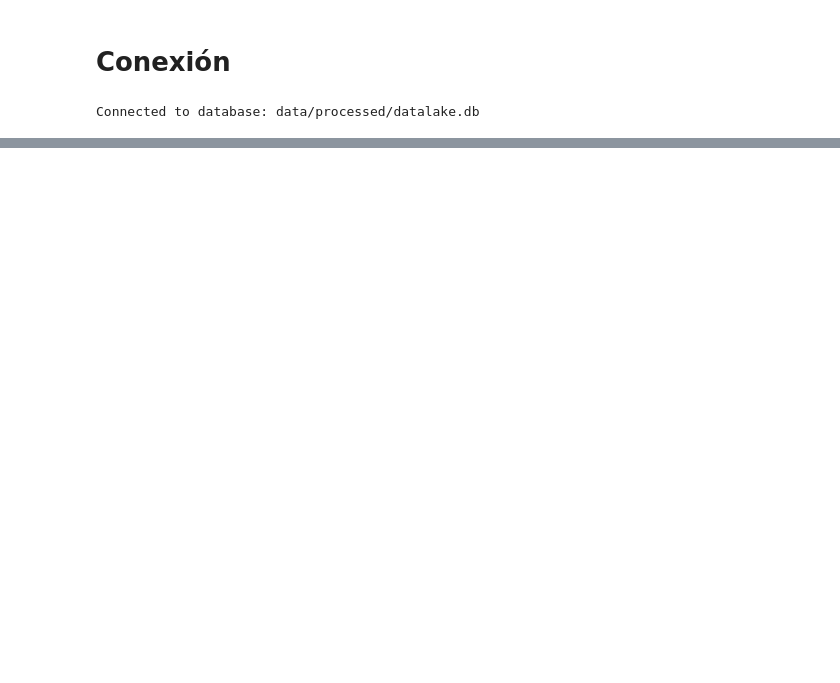
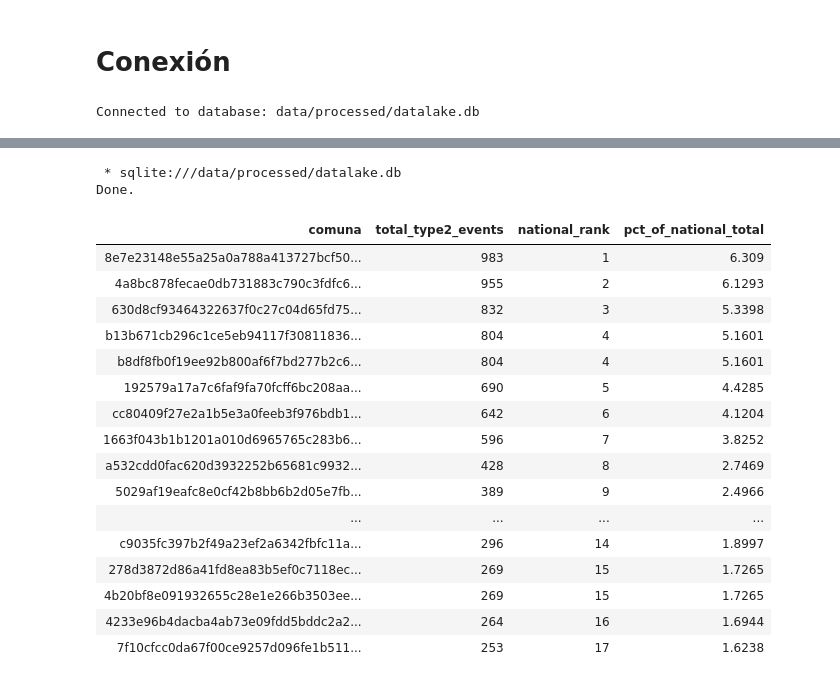
Before and after one commit to LeonardoFranco28/Data-Engineer-Technical-Assessment, a Jupyter notebook: notebook/analisys.ipynb, the cells around one changed output, grey strips where cells are left out. Saved outputs shown, nothing was run; the diff lists cells and outputs as text; code cells hidden in the pictures; blank space fills up the shorter version.

```diff
--- a/notebook/analisys.ipynb
+++ b/notebook/analisys.ipynb
@@ -78,0 +153,51 @@ print("Data inserted into the database successfully.")
+# %%
+%%sql
+-- Exercise 2: Top 20 communes by type 2 events — window function ranking
+-- Business question: which communes have the highest concentration of type 2 activity,
+--   and what share of national volume do they represent? Informs network capacity planning
+--   and prioritizes targeted marketing campaigns by geographic market size.
+-- Data quality issue: communes with disproportionately large shares may indicate data
+--   duplication or misattribution of events to a single commune code.
+
+WITH type2_per_commune AS (
+    SELECT
+        g.comuna,
+        COUNT(*) AS total_type2_events
+    FROM labels_data l
+    JOIN geo_data g ON l.ID = g.ID
+    WHERE l.event = 2
+    GROUP BY g.comuna
+),
+national_total AS (
+    SELECT SUM(total_type2_events) AS total
+    FROM type2_per_commune
+)
+SELECT
+    t.comuna,
+    t.total_type2_events,
+    DENSE_RANK() OVER (ORDER BY t.total_type2_events DESC) AS national_rank,
+    ROUND(100.0 * t.total_type2_events / n.total, 4)       AS pct_of_national_total
+FROM type2_per_commune t
+CROSS JOIN national_total n
+ORDER BY national_rank
+LIMIT 20;
+# %% [output]
+ * sqlite:///data/processed/datalake.db
+Done.
+| comuna | total_type2_events | national_rank | pct_of_national_total |
+| 8e7e23148e55a25a0a788a413727bcf50... | 983 | 1 | 6.309 |
+| 4a8bc878fecae0db731883c790c3fdfc6... | 955 | 2 | 6.1293 |
+| 630d8cf93464322637f0c27c04d65fd75... | 832 | 3 | 5.3398 |
+| b13b671cb296c1ce5eb94117f30811836... | 804 | 4 | 5.1601 |
+| b8df8fb0f19ee92b800af6f7bd277b2c6... | 804 | 4 | 5.1601 |
+| 192579a17a7c6faf9fa70fcff6bc208aa... | 690 | 5 | 4.4285 |
+| cc80409f27e2a1b5e3a0feeb3f976bdb1... | 642 | 6 | 4.1204 |
+| 1663f043b1b1201a010d6965765c283b6... | 596 | 7 | 3.8252 |
+| a532cdd0fac620d3932252b65681c9932... | 428 | 8 | 2.7469 |
+| 5029af19eafc8e0cf42b8bb6b2d05e7fb... | 389 | 9 | 2.4966 |
+| ... | ... | ... | ... |
+| c9035fc397b2f49a23ef2a6342fbfc11a... | 296 | 14 | 1.8997 |
+| 278d3872d86a41fd8ea83b5ef0c7118ec... | 269 | 15 | 1.7265 |
+| 4b20bf8e091932655c28e1e266b3503ee... | 269 | 15 | 1.7265 |
+| 4233e96b4dacba4ab73e09fdd5bddc2a2... | 264 | 16 | 1.6944 |
+| 7f10cfcc0da67f00ce9257d096fe1b511... | 253 | 17 | 1.6238 |
```
Also changed, not shown: parts of 8 cells of this notebook, 2 other files.
